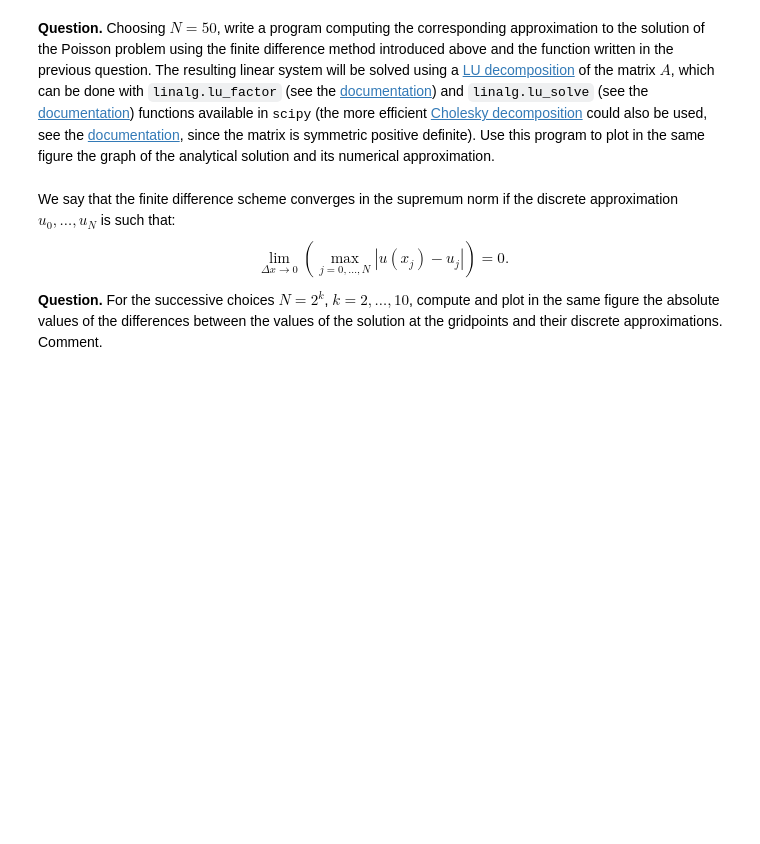
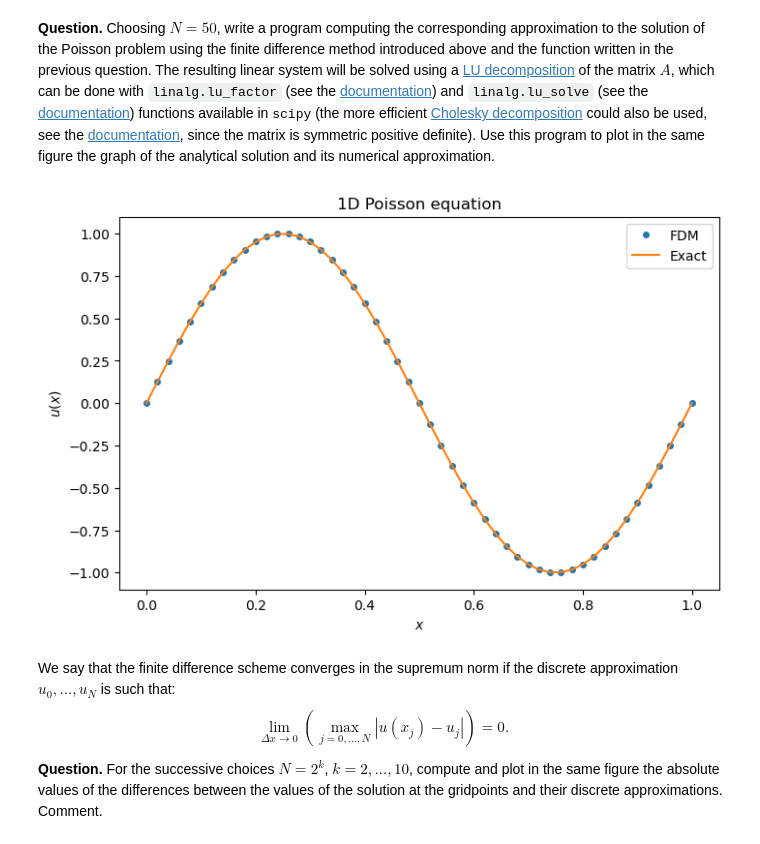
Before and after one commit to Marshhall/FDM_Elliptic, a Jupyter notebook: main.ipynb, the cells around one changed output. Drawn from its saved outputs; the diff is of its cells as text; code cells hidden in the pictures; blank space fills up the shorter version.

```diff
--- a/main.ipynb
+++ b/main.ipynb
@@ -64,3 +64,19 @@ u(x)=\sin(2\pi x).
 $$
 
 **Question.** Write a function computing the matrix $A$ defined above, the non-zero natural integer $N$ and the grid parameter $\Delta x$ being input arguments.
+# %%
+def A_fill(N, dx):
+    # A = np.zeros((N-1, N-1))
+    # for i in range(N-1):
+    #     for j in range(N-1):
+    #         if i == j:
+    #             A[i, j] = 2
+    #         elif abs(i-j) == 1:
+    #             A[i, j] = -1
+
+    # return A / (dx)**2
+    # better way using np.eye
+    return (2 * np.eye(N-1) - np.eye(N-1, k=1) - np.eye(N-1, k=-1)) / (dx)**2
+
+# test
+A_fill(6, 1)
@@ -67,5 +89,34 @@ $$
 # %% [markdown]
 **Question.** Choosing $N=50$, write a program computing the corresponding approximation to the solution of the Poisson problem using the finite difference method introduced above and the function written in the previous question. The resulting linear system will be solved using a [LU decomposition](https://en.wikipedia.org/wiki/LU_decomposition) of the matrix $A$, which can be done with `linalg.lu_factor` (see the [documentation](https://docs.scipy.org/doc/scipy/reference/generated/scipy.linalg.lu_factor.html)) and `linalg.lu_solve` (see the [documentation](https://docs.scipy.org/doc/scipy/reference/generated/scipy.linalg.lu_solve.html)) functions available in <tt>scipy</tt> (the more efficient [Cholesky decomposition](https://en.wikipedia.org/wiki/Cholesky_decomposition) could also be used, see the [documentation](https://docs.scipy.org/doc/scipy/reference/generated/scipy.linalg.cho_factor.html), since the matrix is symmetric positive definite). Use this program to plot in the same figure the graph of the analytical solution and its numerical approximation.
+# %%
+from scipy.linalg import lu_factor, lu_solve
+
+a = 0.
+b = 1.
+N = 50
+dx = (b-a) / N
+
+f = lambda x: (2*np.pi)**2 * np.sin(2 * np.pi * x)
+
+A = A_fill(N, dx)
+x = np.linspace(a, b, N+1)
+fx = f(x[1:-1])
+u_exact = np.sin(2 * np.pi * x)
+
+lu, piv = lu_factor(A)
+u_interior = lu_solve((lu, piv), fx)
+u = np.concatenate(([0.], u_interior, [0.]))
+# %%
+plt.figure(figsize=(8, 5))
+plt.plot(x, u, "o", markersize=4, label="FDM")
+plt.plot(x, u_exact, "-", label="Exact")
+plt.xlabel("$x$")
+plt.ylabel("$u(x)$")
+plt.title("1D Poisson equation")
+plt.legend()
+plt.show()
+# %% [output]
+[figure, added]
 # %% [markdown]
 We say that the finite difference scheme converges in the supremum norm if the discrete approximation $u_0,\dots,u_N$ is such that:
 $$
```
Also changed, not shown: parts of 7 cells of this notebook.
